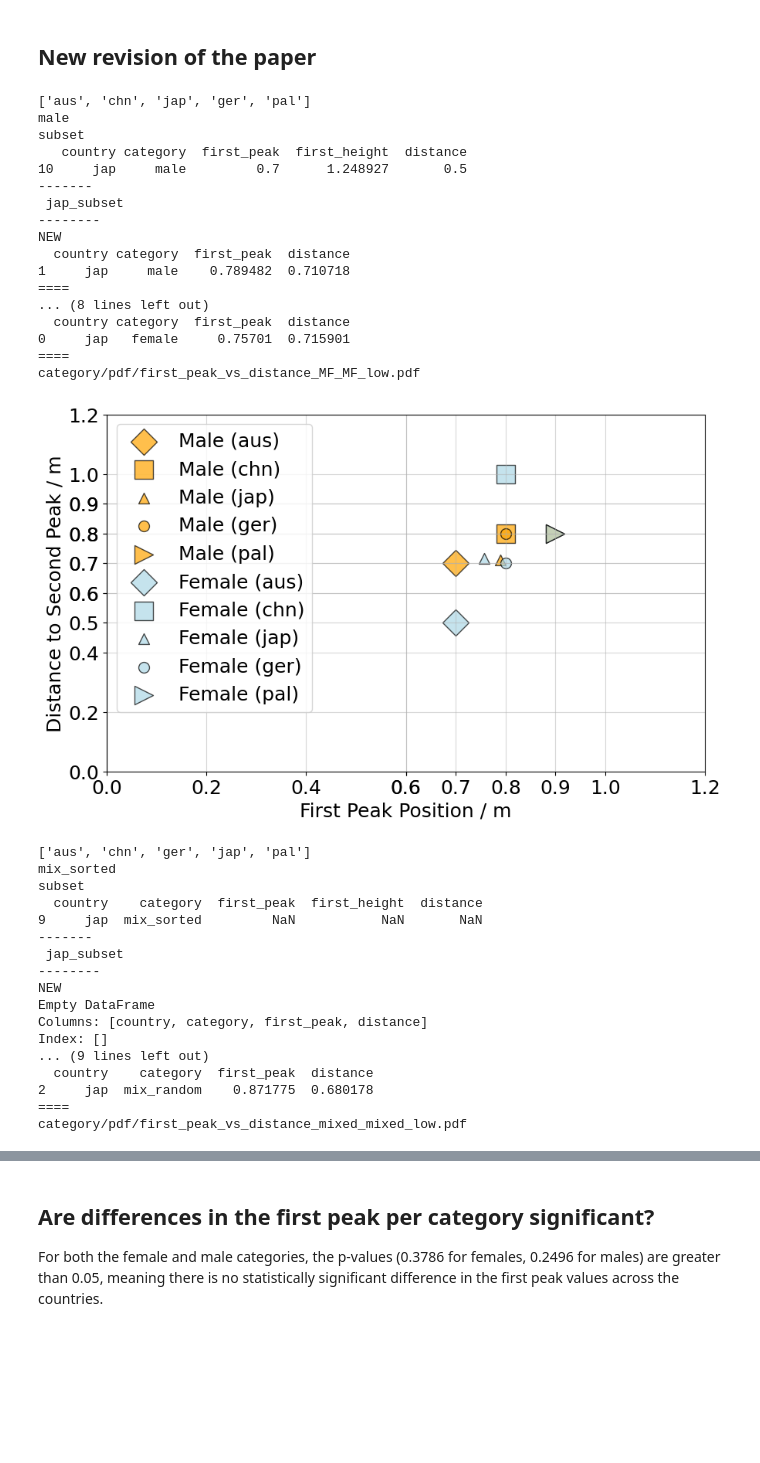
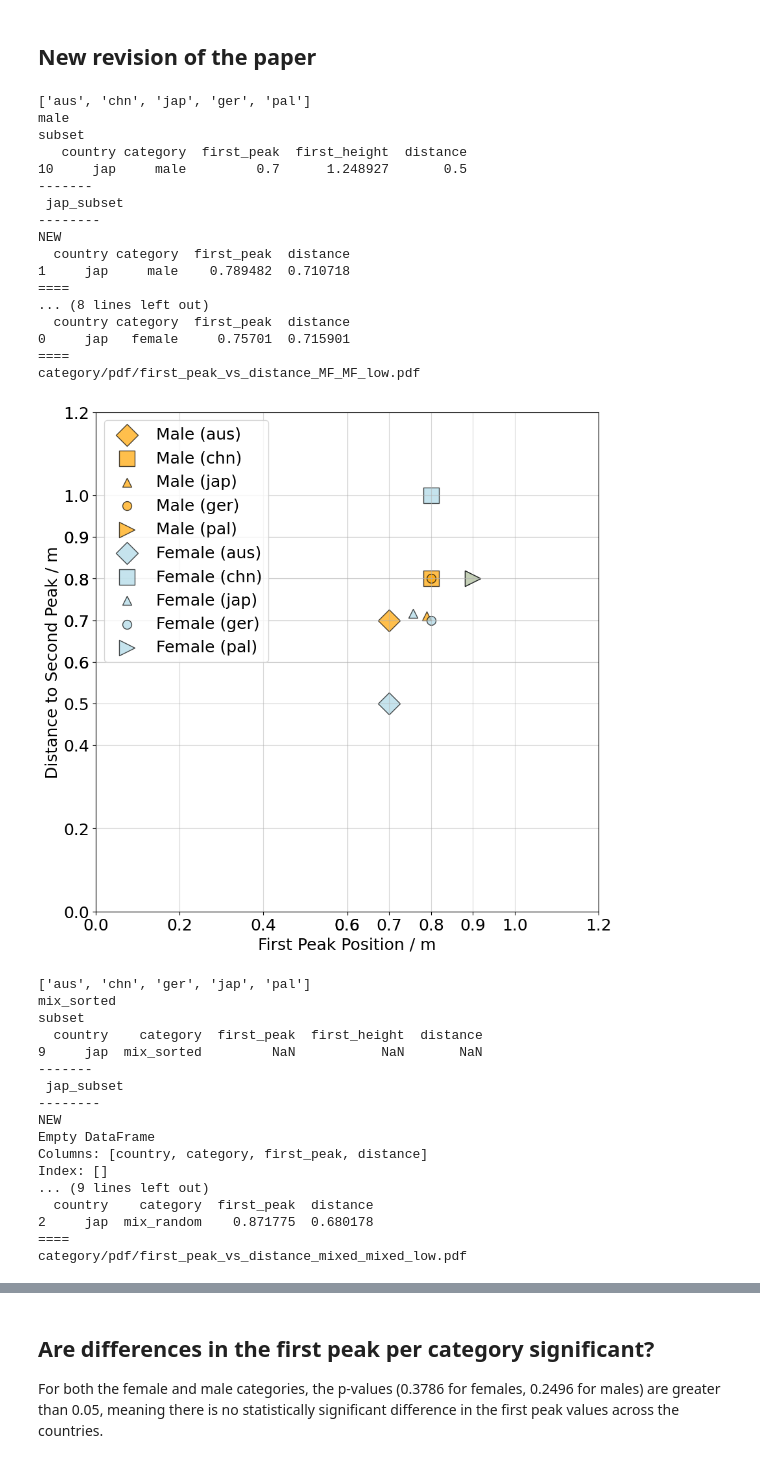
Before and after one commit to PedestrianDynamics/gender-experiments, a Jupyter notebook: notebooks/pair_distance_linear.ipynb, the cells around one changed output, grey strips where cells are left out. Drawn from its saved outputs; the diff is of its cells as text; code cells hidden in the pictures; blank space fills up the shorter version.

```diff
--- a/notebooks/pair_distance_linear.ipynb
+++ b/notebooks/pair_distance_linear.ipynb
@@ -1186,7 +1200,7 @@ all_ticks_y = all_ticks_y[~np.isnan(all_ticks_y)]
 
 # Function to generate plots for given categories
 def plot_category(categories, plot_name, countries):
-    plt.figure(figsize=(10, 6))
+    plt.figure(figsize=(10, 10))
     scatter_plots = []
     print(countries)
 
@@ -1267,34 +1281,34 @@ def plot_category(categories, plot_name, countries):
     print(figname)
     plt.savefig(figname, dpi=300, bbox_inches="tight")
     plt.show()
     plt.close()
 
 
 # Generate plots for gender categories (male and female)
 plot_category(gender_categories, "MF", countries=countries)
 
 countries_sorted = ["aus", "chn", "ger", "jap", "pal"]
 # Generate plots for mixed categories (mix_random and mix_sorted)
 plot_category(mixed_categories, "mixed", countries=countries_sorted)
 # %% [output]
 ['aus', 'chn', 'jap', 'ger', 'pal']
 male
 subset
    country category  first_peak  first_height  distance
 10     jap     male         0.7      1.248927       0.5
 -------
  jap_subset
 --------
 NEW
   country category  first_peak  distance
 1     jap     male    0.789482  0.710718
 ====
 ... (8 lines left out)
   country category  first_peak  distance
 0     jap   female     0.75701  0.715901
 ====
 category/pdf/first_peak_vs_distance_MF_MF_low.pdf
-[figure, old version]
+[figure, new version]
 ['aus', 'chn', 'ger', 'jap', 'pal']
 mix_sorted
 subset
```
Also changed, not shown: parts of 2 cells of this notebook.
